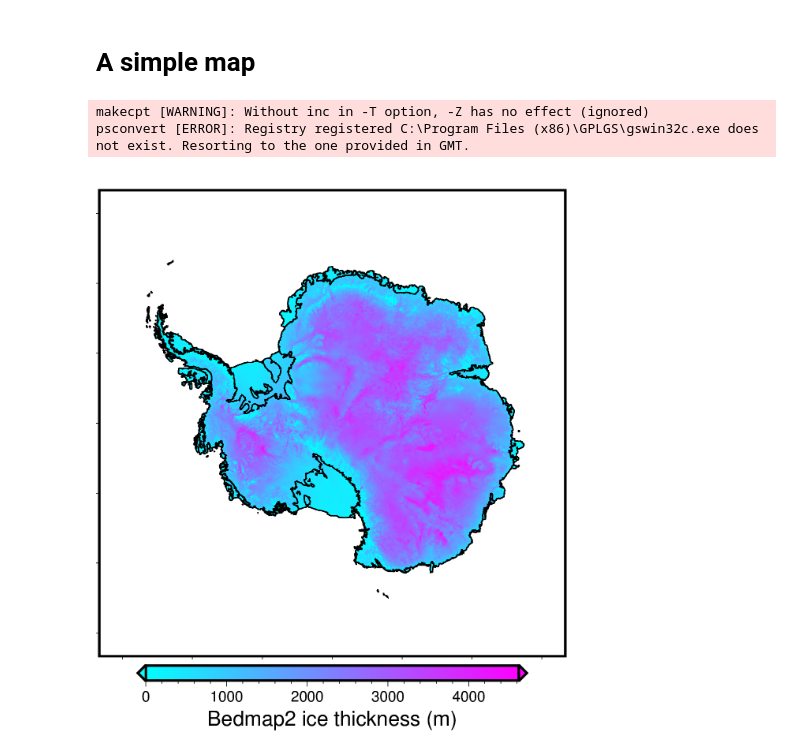
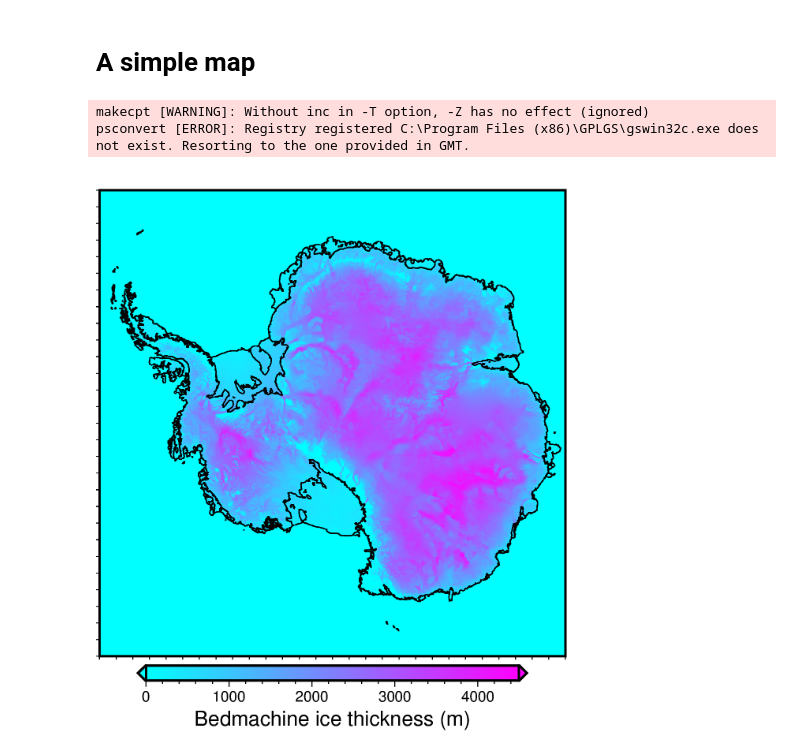
Before and after one commit to mdtanker/polartoolkit, a Jupyter notebook: docs/gallery/basic_map.ipynb, the cells around one changed output. Saved outputs shown, nothing was run; the diff lists cells and outputs as text; code cells hidden in the pictures.

Commit message:
replaced geopandas calls with pyogrio, replaced bedmap2 with bedmachine

```diff
--- a/docs/gallery/basic_map.ipynb
+++ b/docs/gallery/basic_map.ipynb
@@ -3,19 +3,19 @@
 # %%
 from antarctic_plots import maps, fetch
 
 # load a grid file to plot
-ice_thickness = fetch.bedmap2(layer="thickness")
+ice_thickness = fetch.bedmachine(layer="thickness")
 
 # plot with automatic figure properties
 fig = maps.plot_grd(
     ice_thickness,
     cmap="cool",
     coast=True,
-    cbar_label="Bedmap2 ice thickness (m)",
+    cbar_label="Bedmachine ice thickness (m)",
 )
 
 fig.show()
 # %% [output]
 makecpt [WARNING]: Without inc in -T option, -Z has no effect (ignored)
 psconvert [ERROR]: Registry registered C:\Program Files (x86)\GPLGS\gswin32c.exe does not exist. Resorting to the one provided in GMT.
-[figure, old version]
+[figure, new version]
```
Also changed, not shown: 16 other files.
